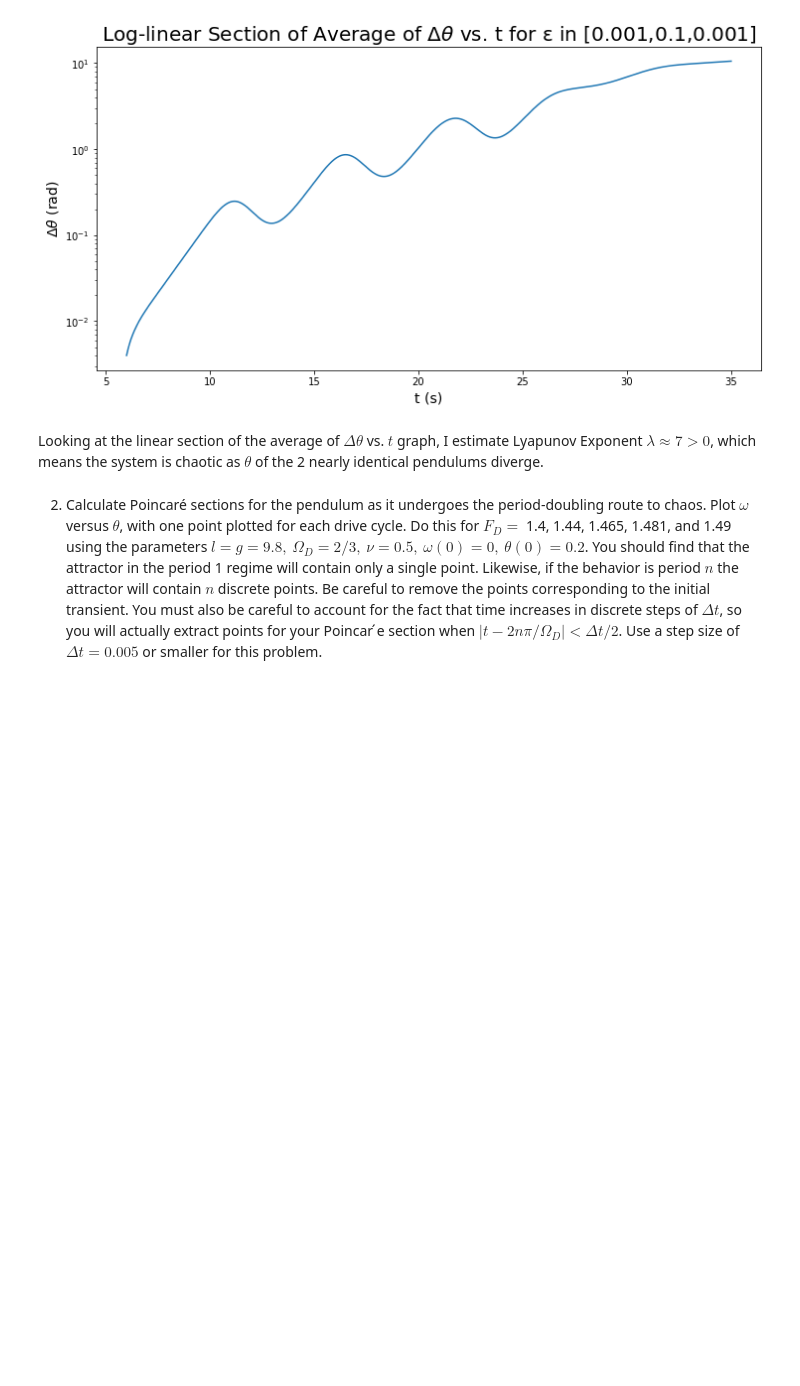
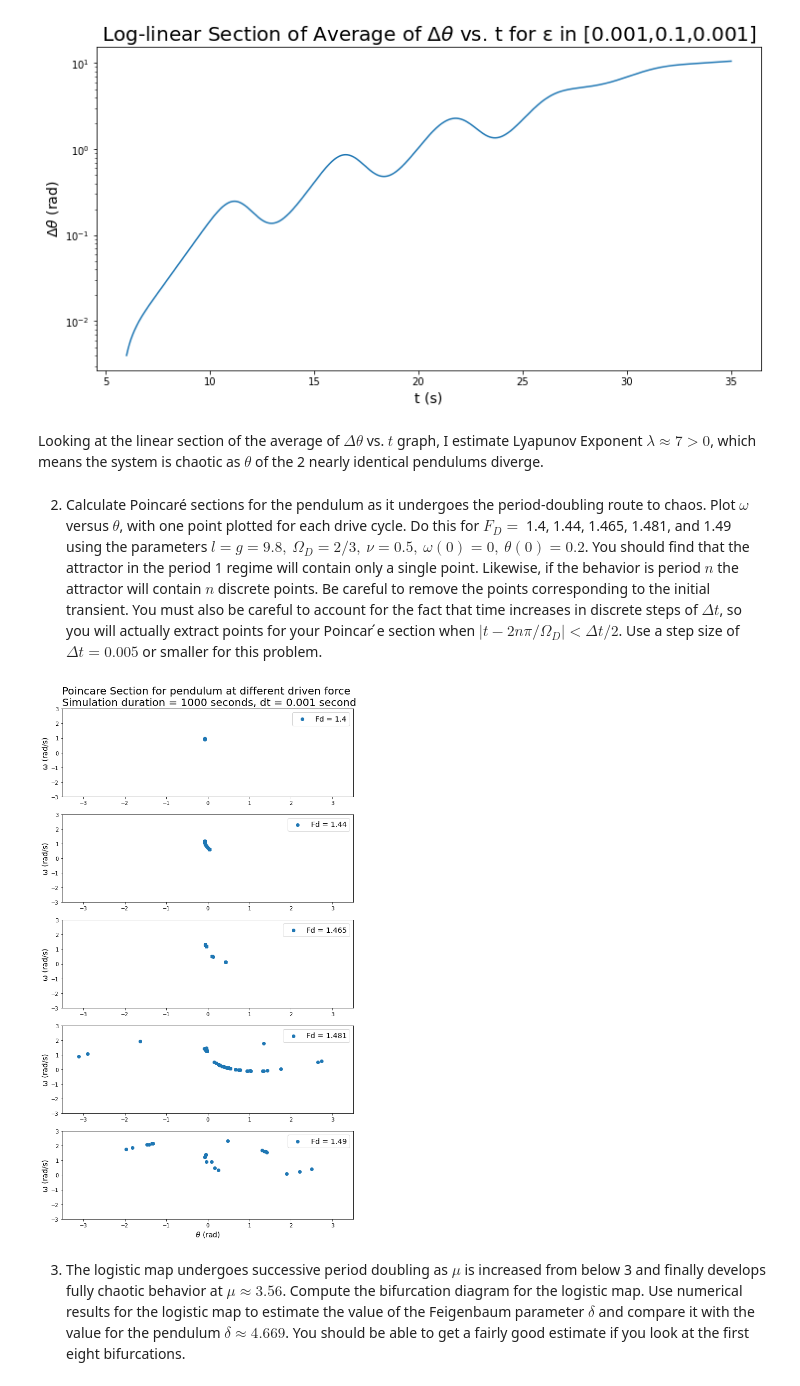
Before and after one commit to Tim-L-Zhao/Lectures, a Jupyter notebook: HW2.ipynb, the cells around one changed output. Drawn from its saved outputs; the diff is of its cells as text; code cells hidden in the pictures; blank space fills up the shorter version.

Commit message:
logistic map

```diff
--- a/HW2.ipynb
+++ b/HW2.ipynb
@@ -77,3 +77,45 @@ plt.show()
 Looking at the linear section of the average of $\Delta \theta$ vs. $t$ graph, I estimate Lyapunov Exponent $\lambda \approx 7 > 0$, which means the system is chaotic as $\theta$ of the 2 nearly identical pendulums diverge.
 # %% [markdown]
 2. Calculate Poincaré sections for the pendulum as it undergoes the period-doubling route to chaos. Plot $\omega$ versus $\theta$, with one point plotted for each drive cycle. Do this for $F_D =$ 1.4, 1.44, 1.465, 1.481, and 1.49 using the parameters $l = g = 9.8,~\Omega_D = 2/3,~\nu = 0.5,~\omega(0) = 0,~\theta(0) = 0.2$. You should find that the attractor in the period 1 regime will contain only a single point. Likewise, if the behavior is period $n$ the attractor will contain $n$ discrete points. Be careful to remove the points corresponding to the initial transient. You must also be careful to account for the fact that time increases in discrete steps of $\Delta t$, so you will actually extract points for your Poincar ́e section when $\lvert t - 2n\pi/\Omega_D \rvert < \Delta t/2$. Use a step size of $\Delta t = 0.005$ or smaller for this problem.
+# %%
+def poincare_section(Fd):
+    p = Pendulum(l=9.8, omega_d= 2/3, nu = 0.5, v0=0, x0 = 0.2, tf= 1000, dt = 0.001,  Fd=Fd,)
+    p.scipy_trajectory()
+    poincare_t=[]
+    poincare_x=[]
+    poincare_v=[]
+
+    n=4
+    for ii in range(len(p.tarray)):
+        if np.abs(p.tarray[ii]-2*n*np.pi/p.omega_d) < (p.dt/2):
+            poincare_t.append(p.tarray[ii])
+            poincare_x.append(p.xv[ii,0])
+            poincare_v.append(p.xv[ii,1])
+            n+=1
+
+    poincare_t=np.array(poincare_t)
+    poincare_x=np.array(poincare_x)
+    poincare_v=np.array(poincare_v)
+
+    return poincare_t, poincare_x, poincare_v
+# %%
+Fd=[1.4,1.44,1.465,1.481,1.49]
+
+fig = plt.figure(figsize = [10,18])
+axs = fig.subplots(len(Fd),1)
+
+for ii in range(len(Fd)):
+    t,x,v=poincare_section(Fd[ii])
+    axs[ii].scatter(x,v, label = 'Fd = {}'.format(Fd[ii]))
+    axs[ii].set_ylabel('\u03C9 (rad/s)', fontsize = 14)
+    axs[ii].set_ylim(-3,3)
+    axs[ii].set_xlim(-3.5,3.5)
+    axs[ii].legend(fontsize=14)
+axs[-1].set_xlabel('$\\theta$ (rad)', fontsize = 14)
+axs[0].set_title('Poincare Section for pendulum at different driven force \n Simulation duration = 1000 seconds, dt = 0.001 second',fontsize=20)
+
+plt.show()
+# %% [output]
+[figure, added]
+# %% [markdown]
+3. The logistic map undergoes successive period doubling as $\mu$ is increased from below 3 and finally develops fully chaotic behavior at $\mu \approx 3.56$. Compute the bifurcation diagram for the logistic map. Use numerical results for the logistic map to estimate the value of the Feigenbaum parameter $\delta$ and compare it with the value for the pendulum $\delta \approx 4.669$. You should be able to get a fairly good estimate if you look at the first eight bifurcations.
```
Also changed, not shown: 1 other file.
